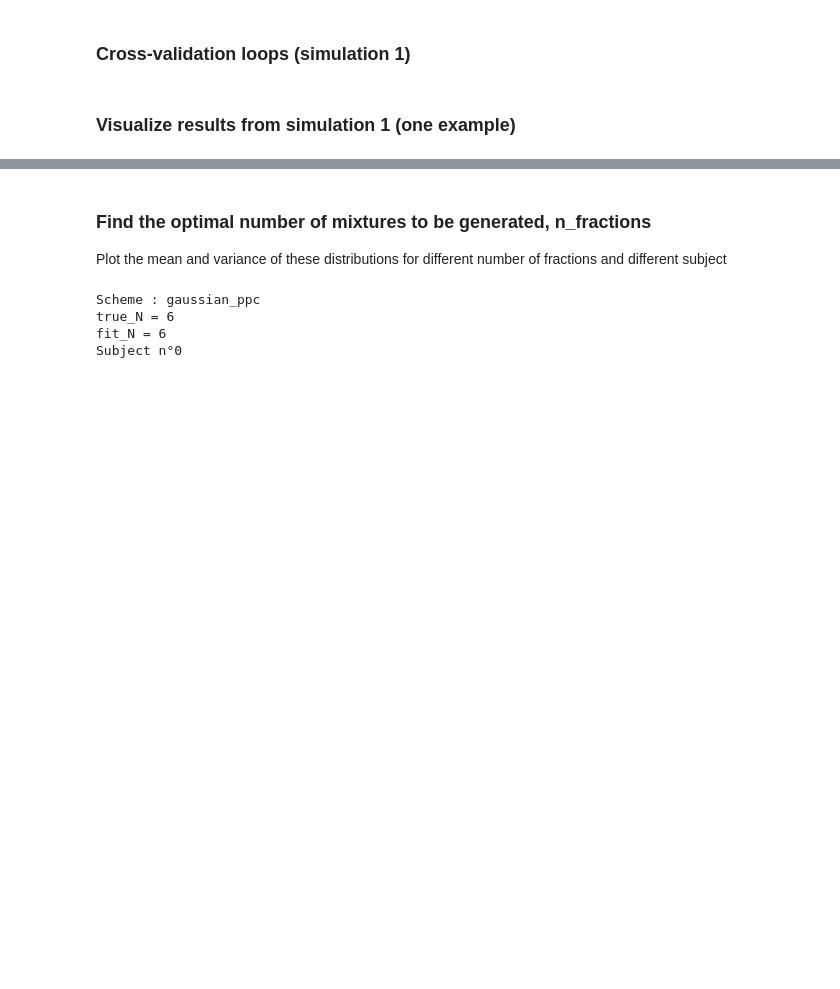
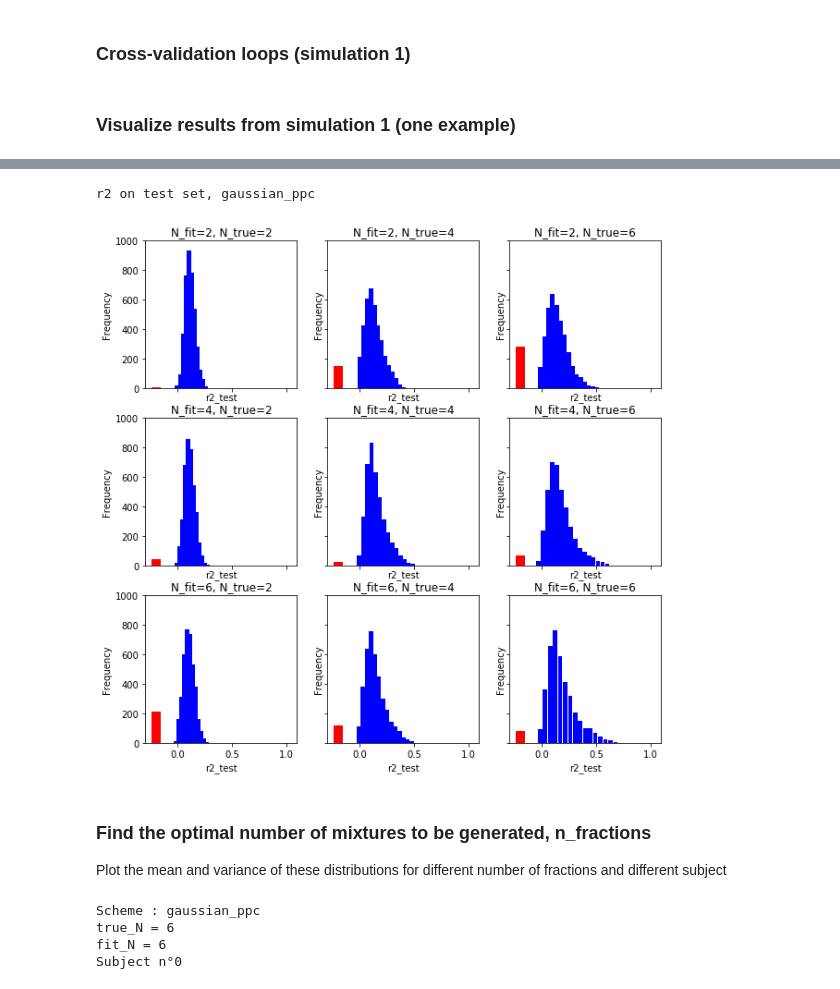
Before and after one commit to sebastiendemortain/neural-coding-of-probabilities, a Jupyter notebook: simulation_results.ipynb, the cells around one changed output, grey strips where cells are left out. Saved outputs shown, nothing was run; the diff lists cells and outputs as text; code cells hidden in the pictures; blank space fills up the shorter version.

```diff
--- a/simulation_results.ipynb
+++ b/simulation_results.ipynb
@@ -765,3 +766,42 @@ rho mean: 0.33660649878730825
+# %%
+nbins = 20
+width = 0.04
+
+#r2
+metric_name = 'r2'
+train_or_test = 'test'
+
+print(metric_name+' on '+train_or_test+' set, '+scheme)
+
+fig, ax = plt.subplots(n_N, n_N, sharex='col', sharey='row', figsize = (10, 10))
+for k_fit_N in range(n_N):
+    for k_true_N in range(n_N):
+        exec("metric = %s_%s_summary[k_scheme, k_fit_N, k_true_N]" % (metric_name, train_or_test))
+        fit_N = N_array[k_fit_N]
+        true_N = N_array[k_true_N]
+        # We set the negative r2 to the same value
+        negative_center = -0.2
+        n_negative_values = 0
+        if metric_name.find('r2')!=-1:
+            for k, metric_value in enumerate(metric):
+                if metric_value <0:
+                    metric[k] = negative_center
+                    n_negative_values += 1
+
+        ax[k_fit_N, k_true_N].hist(metric, bins=nbins, align='left', color='b', width=width)
+        ax[k_fit_N, k_true_N].bar(negative_center, n_negative_values, color='r', width=2*width, align='center')
+        ax[k_fit_N, k_true_N].set_title('N_fit='+str(fit_N)+', N_true='+str(true_N))
+        ax[k_fit_N, k_true_N].set_xlabel('{}_{}'.format(metric_name, train_or_test))
+        ax[k_fit_N, k_true_N].set_ylabel("Frequency")
+        if metric_name.find('r2')!=-1:
+            ax[k_fit_N, k_true_N].set_xlim([-0.3, 1.1])
+        else:
+            ax[k_fit_N, k_true_N].set_xlim([-1, 1])
+        ax[k_fit_N, k_true_N].set_ylim([0, n_fractions])
+plt.show()
+# %% [output]
+r2 on test set, gaussian_ppc
+[figure, added]
 # %% [markdown]
 ### Find the optimal number of mixtures to be generated, n_fractions
 
```
Also changed, not shown: parts of 5 cells of this notebook.
